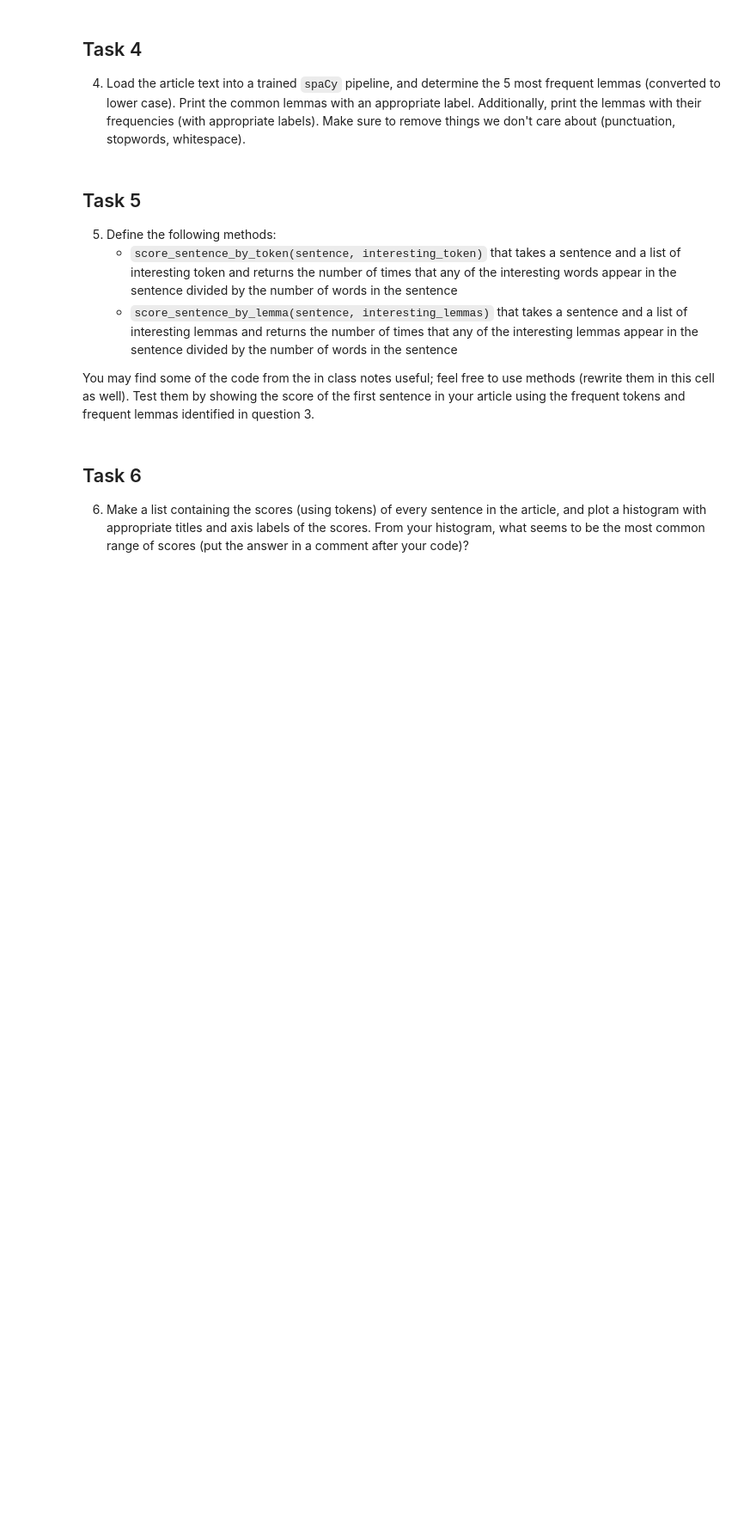
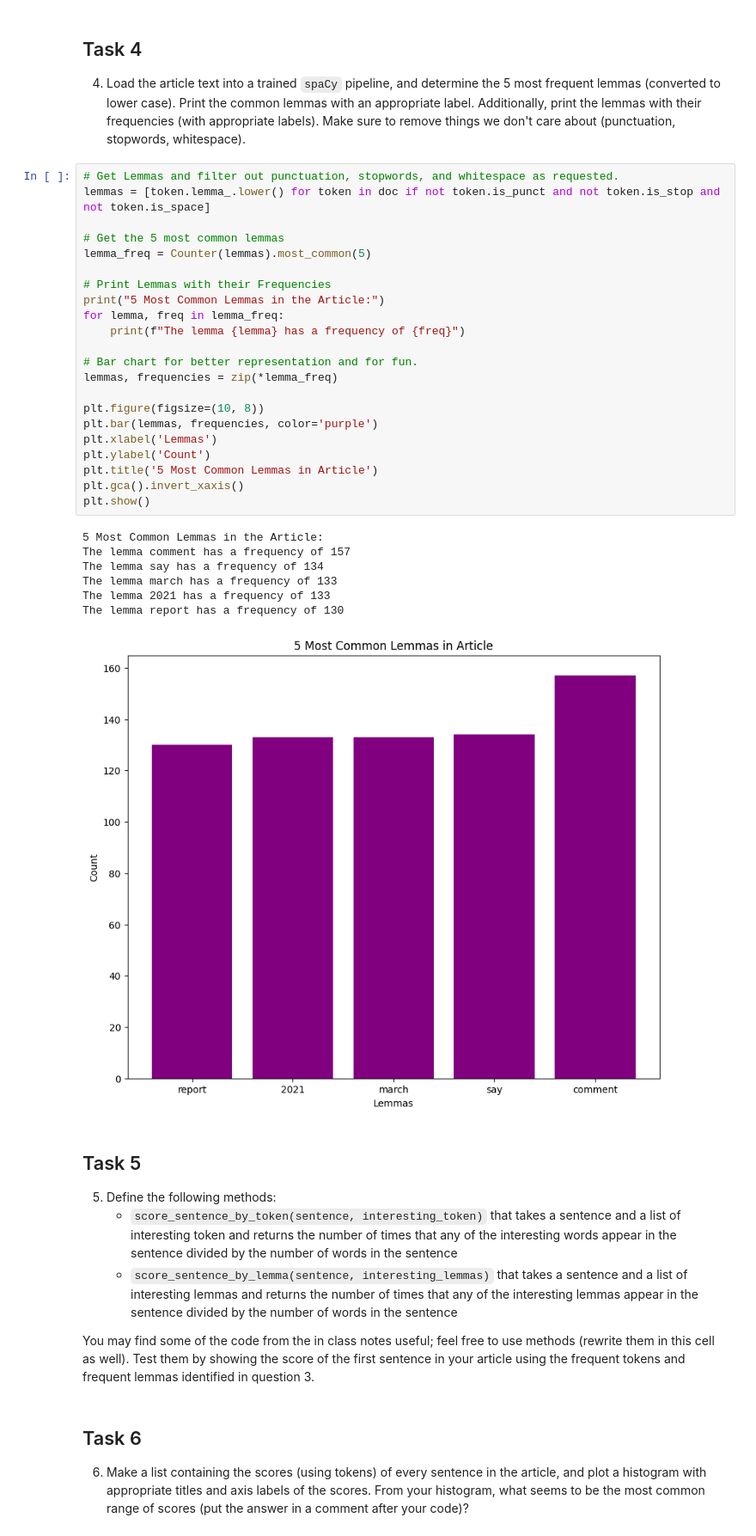
Before and after one commit to K-Bromley/module_06_web_scraping, a Jupyter notebook: web-scraping.ipynb, the cells around one changed output. Shown at 86% size. Cells and saved outputs as stored; diff of their text form; blank space fills up the shorter version.

```diff
--- a/web-scraping.ipynb
+++ b/web-scraping.ipynb
@@ -135,6 +135,36 @@ The token report has a frequency of 130
 # %% [markdown]
 ## Task 4
 4. Load the article text into a trained `spaCy` pipeline, and determine the 5 most frequent lemmas (converted to lower case).  Print the common lemmas with an appropriate label.  Additionally, print the lemmas with their frequencies (with appropriate labels). Make sure to remove things we don't care about (punctuation, stopwords, whitespace).
+# %%
+# Get Lemmas and filter out punctuation, stopwords, and whitespace as requested.
+lemmas = [token.lemma_.lower() for token in doc if not token.is_punct and not token.is_stop and not token.is_space]
+
+# Get the 5 most common lemmas
+lemma_freq = Counter(lemmas).most_common(5)
+
+# Print Lemmas with their Frequencies
+print("5 Most Common Lemmas in the Article:")
+for lemma, freq in lemma_freq:
+    print(f"The lemma {lemma} has a frequency of {freq}")
+
+# Bar chart for better representation and for fun.
+lemmas, frequencies = zip(*lemma_freq)
+
+plt.figure(figsize=(10, 8))
+plt.bar(lemmas, frequencies, color='purple')
+plt.xlabel('Lemmas')
+plt.ylabel('Count')
+plt.title('5 Most Common Lemmas in Article')
+plt.gca().invert_xaxis()
+plt.show()
+# %% [output]
+5 Most Common Lemmas in the Article:
+The lemma comment has a frequency of 157
+The lemma say has a frequency of 134
+The lemma march has a frequency of 133
+The lemma 2021 has a frequency of 133
+The lemma report has a frequency of 130
+[figure, added]
 # %% [markdown]
 ## Task 5
 5. Define the following methods:
```
Also changed, not shown: 1 other file.
